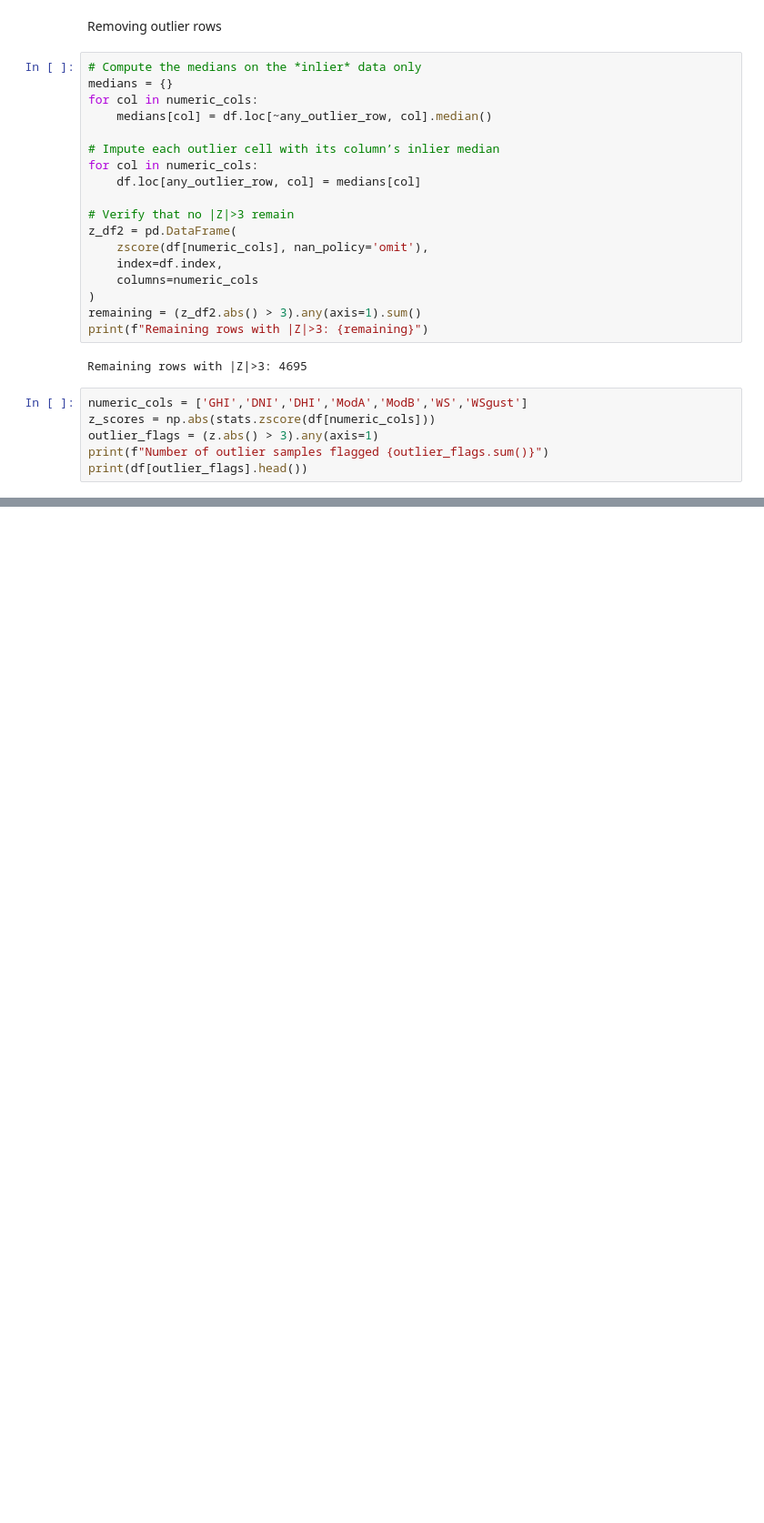
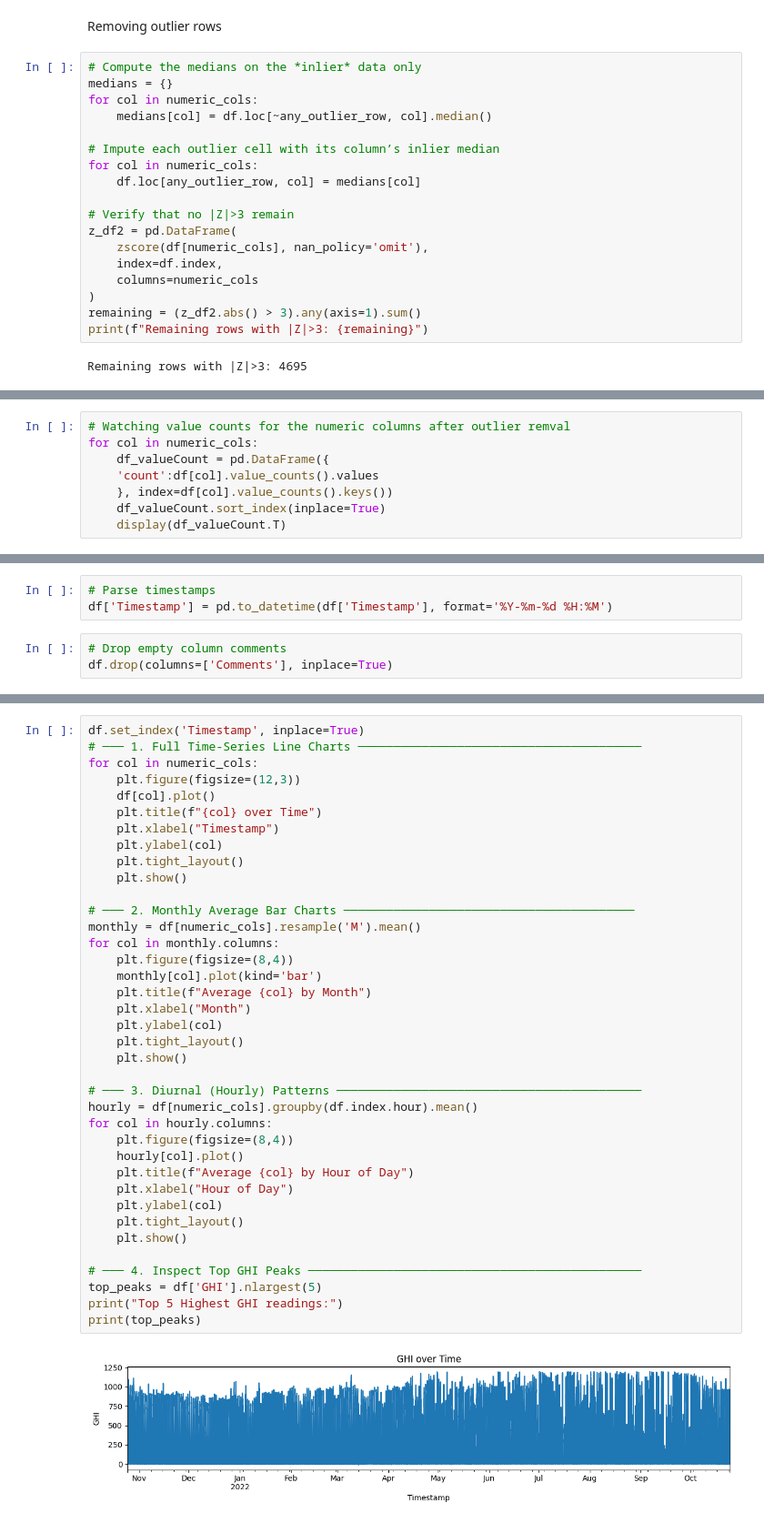
Before and after one commit to befkir/solar-challenge-week1, a Jupyter notebook: notebooks/togo_eda.ipynb, the cells around one changed output, grey strips where cells are left out. Shown at 91% size. Drawn from its saved outputs; the diff is of its cells as text; blank space fills up the shorter version.

Commit message:
Time Series Analysis completed

```diff
--- a/notebooks/togo_eda.ipynb
+++ b/notebooks/togo_eda.ipynb
@@ -172,9 +203,3 @@ remaining = (z_df2.abs() > 3).any(axis=1).sum()
 print(f"Remaining rows with |Z|>3: {remaining}")
 # %% [output]
 Remaining rows with |Z|>3: 4695
-# %%
-numeric_cols = ['GHI','DNI','DHI','ModA','ModB','WS','WSgust']
-z_scores = np.abs(stats.zscore(df[numeric_cols]))
-outlier_flags = (z.abs() > 3).any(axis=1)
-print(f"Number of outlier samples flagged {outlier_flags.sum()}")
-print(df[outlier_flags].head())
@@ -198,0 +206,8 @@ Number of outlier samples flagged 9251
+# %%
+# Watching value counts for the numeric columns after outlier remval
+for col in numeric_cols:
+    df_valueCount = pd.DataFrame({
+    'count':df[col].value_counts().values
+    }, index=df[col].value_counts().keys())
+    df_valueCount.sort_index(inplace=True)
+    display(df_valueCount.T)
@@ -198,0 +236,6 @@ Number of outlier samples flagged 9251
+# %%
+# Parse timestamps
+df['Timestamp'] = pd.to_datetime(df['Timestamp'], format='%Y-%m-%d %H:%M')
+# %%
+# Drop empty column comments
+df.drop(columns=['Comments'], inplace=True)
@@ -198,0 +282,40 @@ Number of outlier samples flagged 9251
+# %%
+df.set_index('Timestamp', inplace=True)
+# ─── 1. Full Time-Series Line Charts ────────────────────────────────────────
+for col in numeric_cols:
+    plt.figure(figsize=(12,3))
+    df[col].plot()
+    plt.title(f"{col} over Time")
+    plt.xlabel("Timestamp")
+    plt.ylabel(col)
+    plt.tight_layout()
+    plt.show()
+
+# ─── 2. Monthly Average Bar Charts ─────────────────────────────────────────
+monthly = df[numeric_cols].resample('M').mean()
+for col in monthly.columns:
+    plt.figure(figsize=(8,4))
+    monthly[col].plot(kind='bar')
+    plt.title(f"Average {col} by Month")
+    plt.xlabel("Month")
+    plt.ylabel(col)
+    plt.tight_layout()
+    plt.show()
+
+# ─── 3. Diurnal (Hourly) Patterns ───────────────────────────────────────────
+hourly = df[numeric_cols].groupby(df.index.hour).mean()
+for col in hourly.columns:
+    plt.figure(figsize=(8,4))
+    hourly[col].plot()
+    plt.title(f"Average {col} by Hour of Day")
+    plt.xlabel("Hour of Day")
+    plt.ylabel(col)
+    plt.tight_layout()
+    plt.show()
+
+# ─── 4. Inspect Top GHI Peaks ───────────────────────────────────────────────
+top_peaks = df['GHI'].nlargest(5)
+print("Top 5 Highest GHI readings:")
+print(top_peaks)
+# %% [output]
+[figure, added]
```
Also changed, not shown: parts of 9 cells of this notebook.
